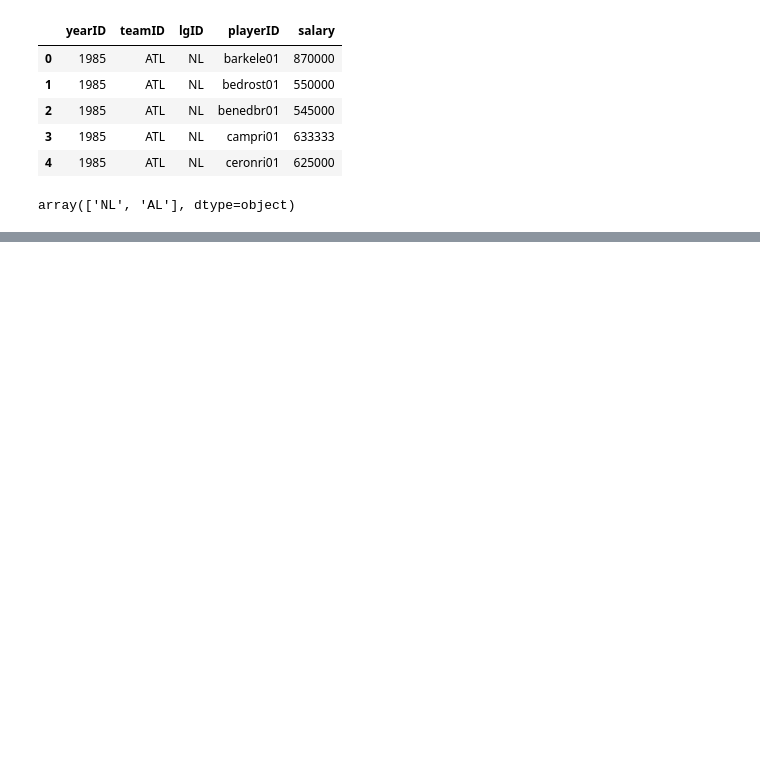
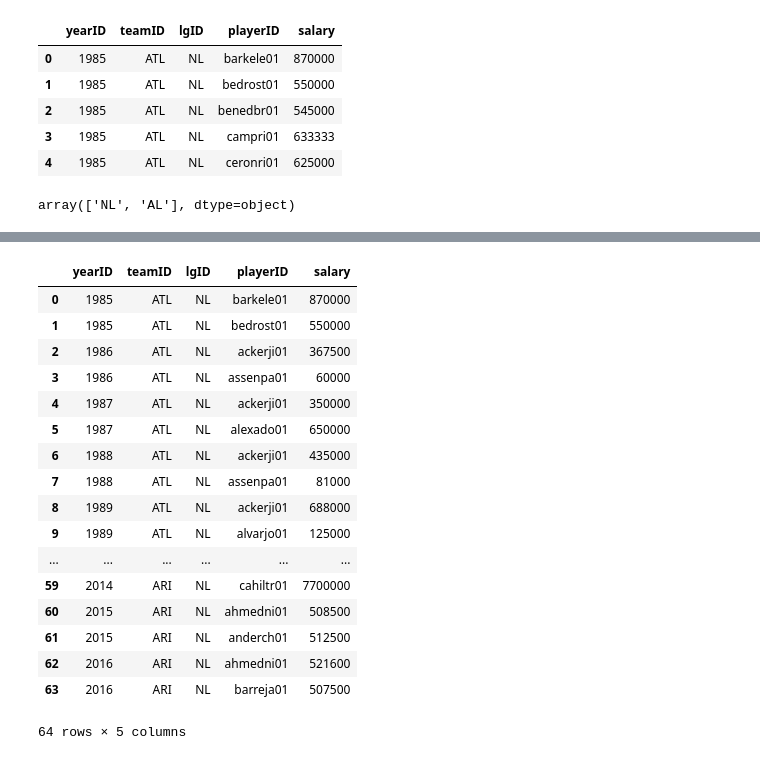
Before and after one commit to bcg0006/udc, a Jupyter notebook: baseball_data_analysis.ipynb, the cells around one changed output, grey strips where cells are left out. Saved outputs shown, nothing was run; the diff lists cells and outputs as text; code cells hidden in the pictures; blank space fills up the shorter version.

```diff
--- a/baseball_data_analysis.ipynb
+++ b/baseball_data_analysis.ipynb
@@ -78,0 +117,21 @@ plt.plot(salaries.groupby(['yearID']).mean()['salary'])
+# %%
+salaries.groupby('yearID').head(2).reset_index(drop=True)
+# %% [output]
+|  | yearID | teamID | lgID | playerID | salary |
+| 0 | 1985 | ATL | NL | barkele01 | 870000 |
+| 1 | 1985 | ATL | NL | bedrost01 | 550000 |
+| 2 | 1986 | ATL | NL | ackerji01 | 367500 |
+| 3 | 1986 | ATL | NL | assenpa01 | 60000 |
+| 4 | 1987 | ATL | NL | ackerji01 | 350000 |
+| 5 | 1987 | ATL | NL | alexado01 | 650000 |
+| 6 | 1988 | ATL | NL | ackerji01 | 435000 |
+| 7 | 1988 | ATL | NL | assenpa01 | 81000 |
+| 8 | 1989 | ATL | NL | ackerji01 | 688000 |
+| 9 | 1989 | ATL | NL | alvarjo01 | 125000 |
+| ... | ... | ... | ... | ... | ... |
+| 59 | 2014 | ARI | NL | cahiltr01 | 7700000 |
+| 60 | 2015 | ARI | NL | ahmedni01 | 508500 |
+| 61 | 2015 | ARI | NL | anderch01 | 512500 |
+| 62 | 2016 | ARI | NL | ahmedni01 | 521600 |
+| 63 | 2016 | ARI | NL | barreja01 | 507500 |
+64 rows × 5 columns
```
Also changed, not shown: parts of 7 cells of this notebook.
